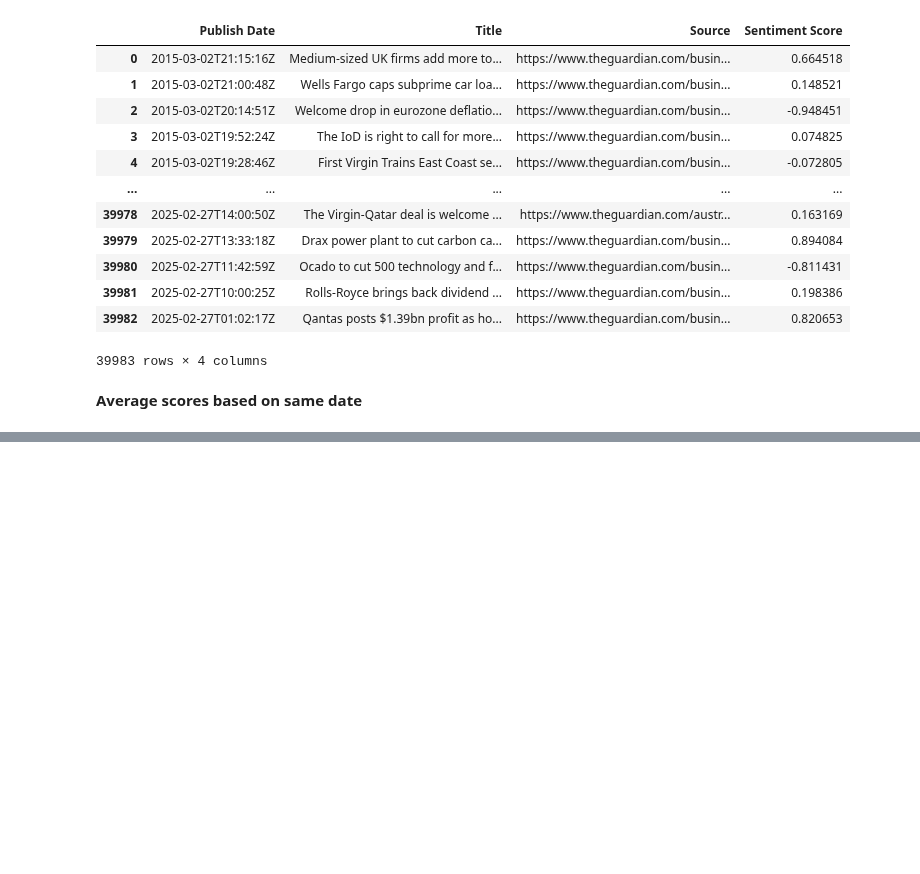
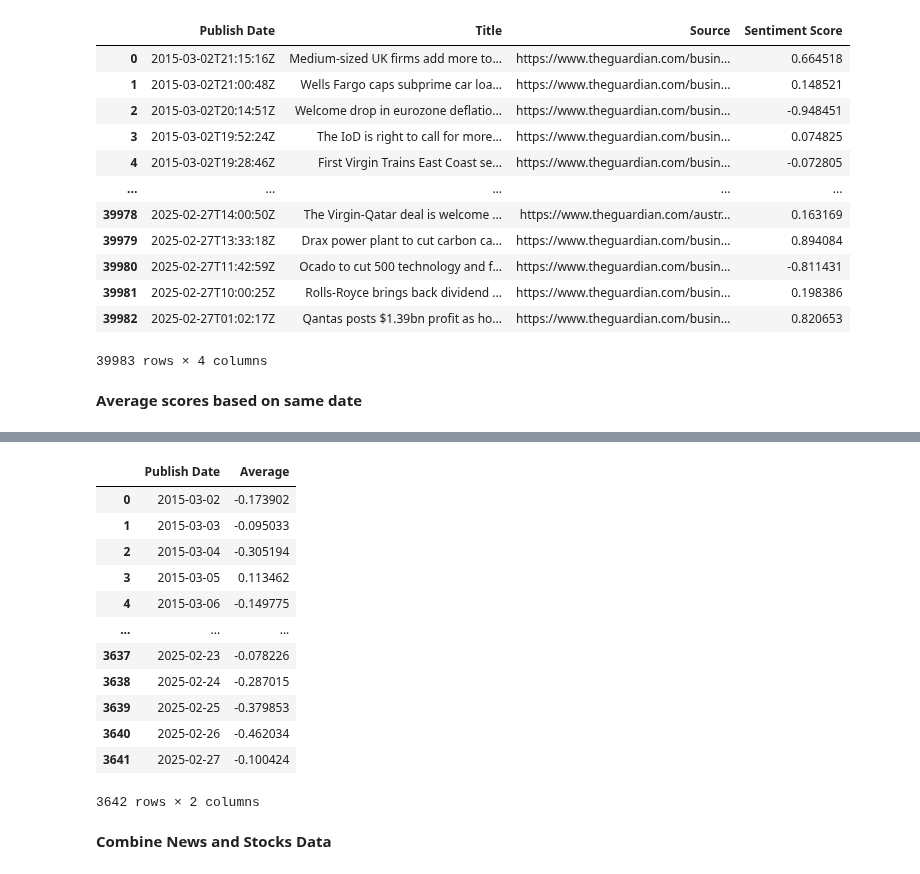
Before and after one commit to MRR20/major_project, a Jupyter notebook: news_data.ipynb, the cells around one changed output, grey strips where cells are left out. Drawn from its saved outputs; the diff is of its cells as text; code cells hidden in the pictures; blank space fills up the shorter version.

Commit message:
Sentiment Avgs are done

```diff
--- a/news_data.ipynb
+++ b/news_data.ipynb
@@ -205,3 +205,8 @@ news
 news.to_csv("news_data.csv", index=False)
 # %% [markdown]
 **Average scores based on same date**
+# %%
+import pandas as pd
+
+df = pd.read_csv("news_data.csv")
+df.head()
@@ -207,0 +220,3 @@ news.to_csv("news_data.csv", index=False)
+# %%
+df_sentiment_avg = df.groupby("Publish Date", as_index=False).agg(Average=("Sentiment Score", "mean"))
+df_sentiment_avg.head()
@@ -207,0 +230,16 @@ news.to_csv("news_data.csv", index=False)
+# %%
+df_sentiment_avg
+# %% [output]
+|  | Publish Date | Average |
+| 0 | 2015-03-02 | -0.173902 |
+| 1 | 2015-03-03 | -0.095033 |
+| 2 | 2015-03-04 | -0.305194 |
+| 3 | 2015-03-05 | 0.113462 |
+| 4 | 2015-03-06 | -0.149775 |
+| ... | ... | ... |
+| 3637 | 2025-02-23 | -0.078226 |
+| 3638 | 2025-02-24 | -0.287015 |
+| 3639 | 2025-02-25 | -0.379853 |
+| 3640 | 2025-02-26 | -0.462034 |
+| 3641 | 2025-02-27 | -0.100424 |
+3642 rows × 2 columns
@@ -207,0 +248,2 @@ news.to_csv("news_data.csv", index=False)
+# %% [markdown]
+**Combine News and Stocks Data**
```
Also changed, not shown: parts of 3 cells of this notebook, 2 other files.
